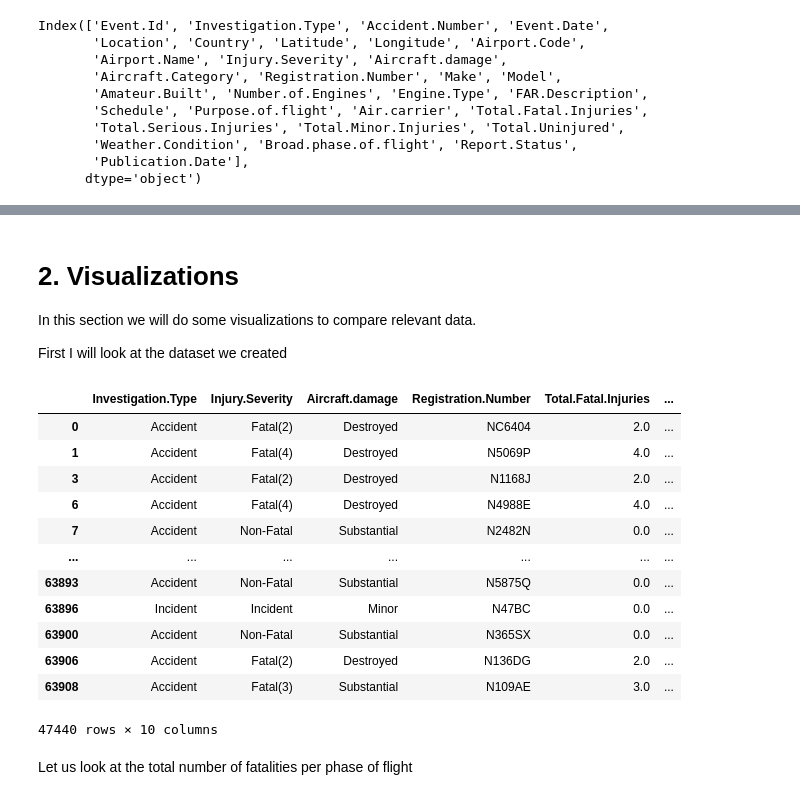
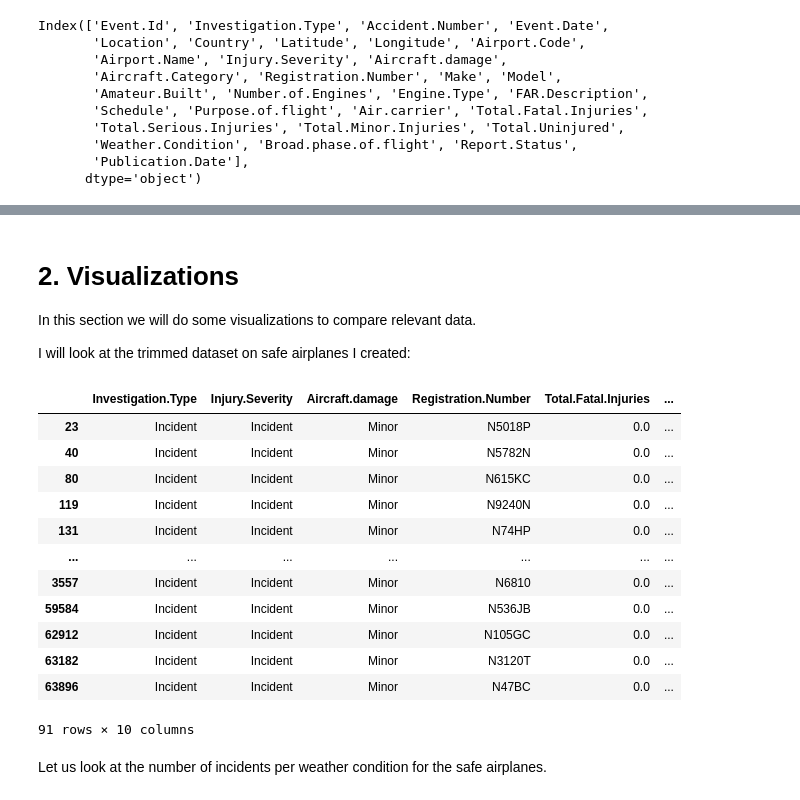
Before and after one commit to Ngundo-Muithya/Phase-1-Project, a Jupyter notebook: Notebook.ipynb, the cells around one changed output, grey strips where cells are left out. Saved outputs shown, nothing was run; the diff lists cells and outputs as text; code cells hidden in the pictures.

```diff
--- a/Notebook.ipynb
+++ b/Notebook.ipynb
@@ -110,17 +155,6 @@ main_columns = ['Investigation.Type', 'Injury.Severity',
                 'Total.Minor.Injuries', 'Total.Uninjured',
                 'Weather.Condition', 'Broad.phase.of.flight']
 
-null_value_counts = [] # I then initialized a list that will store the corresponding count of the null values for each of the main columns
-
-for column in main_columns:
-    null_values_series = aviation_df[column].isnull().value_counts() # Get the count of null and filled values for 'column'
-    shape = list(null_values_series.shape)
-    if shape[0] > 1: # This essentially checks to see if the column has null values
-        null_count = null_values_series.loc[True] # Get the count of the null values
-        null_value_counts.append(int(null_count)) # Store the count of null values for 'column' in the list of null value counts
-    else:
-        null_value_counts.append(0)
-
-null_values_dict = dict(zip(main_columns, null_value_counts)) # Create a dictionary mapping every column to its null value count
-null_values_dict
+main_dataset = airplane_dataset[main_columns]
+main_dataset.isna().sum()
 # %% [output]
@@ -143,4 +174,4 @@ I will create a subset from the main dataframe that will contain the main column
 # %%
-main_subset_df = aviation_df[main_columns].dropna()
-main_subset_df.info()
+main_subset_df = main_dataset.dropna()
+main_subset_df
 # %% [output]
@@ -213,7 +232,7 @@ Let us now look at the aircraft that have no accidents
 > **Note**: As shown before, incidents tend to be less severe than accidents therefore I will tolerate aircraft with a high number of incidents but **NO** accidents.
 # %%
-zero_accident_series = investigation_table.loc[investigation_table['Accident'] == 0].sort_values(by='Incident', ascending=False)
-zero_accident_series
+safe_airplanes = investigation_table.loc[investigation_table['Accident'] == 0].sort_values(by='Incident', ascending=False)
+safe_airplanes
 # %% [output]
 | Investigation.Type | Accident | Incident |
 | Registration.Number |  |  |
@@ -272,0 +259,4 @@ super_safe_aircraft_df
+# %%
+safe_airplanes_trimmed_df = main_subset_df.loc[main_subset_df['Registration.Number'].isin(safe_airplanes.index)]
+safe_airplanes_full_df = aviation_df.loc[aviation_df['Registration.Number'].isin(safe_airplanes.index)]
+safe_airplanes_trimmed_df
@@ -343,22 +389,22 @@ These 15 are now extremely safe aircraft that can be purchased.
 
 In this section we will do some visualizations to compare relevant data.
 
-First I will look at the dataset we created
+I will look at the trimmed dataset on safe airplanes I created:
 # %%
-main_subset_df
+safe_airplanes_trimmed_df
 # %% [output]
 |  | Investigation.Type | Injury.Severity | Aircraft.damage | Registration.Number | Total.Fatal.Injuries | ... |
-| 0 | Accident | Fatal(2) | Destroyed | NC6404 | 2.0 | ... |
-| 1 | Accident | Fatal(4) | Destroyed | N5069P | 4.0 | ... |
-| 3 | Accident | Fatal(2) | Destroyed | N1168J | 2.0 | ... |
-| 6 | Accident | Fatal(4) | Destroyed | N4988E | 4.0 | ... |
-| 7 | Accident | Non-Fatal | Substantial | N2482N | 0.0 | ... |
+| 23 | Incident | Incident | Minor | N5018P | 0.0 | ... |
+| 40 | Incident | Incident | Minor | N5782N | 0.0 | ... |
+| 80 | Incident | Incident | Minor | N615KC | 0.0 | ... |
+| 119 | Incident | Incident | Minor | N9240N | 0.0 | ... |
+| 131 | Incident | Incident | Minor | N74HP | 0.0 | ... |
 | ... | ... | ... | ... | ... | ... | ... |
-| 63893 | Accident | Non-Fatal | Substantial | N5875Q | 0.0 | ... |
+| 3557 | Incident | Incident | Minor | N6810 | 0.0 | ... |
+| 59584 | Incident | Incident | Minor | N536JB | 0.0 | ... |
+| 62912 | Incident | Incident | Minor | N105GC | 0.0 | ... |
+| 63182 | Incident | Incident | Minor | N3120T | 0.0 | ... |
 | 63896 | Incident | Incident | Minor | N47BC | 0.0 | ... |
-| 63900 | Accident | Non-Fatal | Substantial | N365SX | 0.0 | ... |
-| 63906 | Accident | Fatal(2) | Destroyed | N136DG | 2.0 | ... |
-| 63908 | Accident | Fatal(3) | Substantial | N109AE | 3.0 | ... |
-47440 rows × 10 columns
+91 rows × 10 columns
 # %% [markdown]
-Let us look at the total number of fatalities per phase of flight
+Let us look at the number of incidents per weather condition for the safe airplanes.
```
Also changed, not shown: parts of 59 cells of this notebook, 7 other files.
